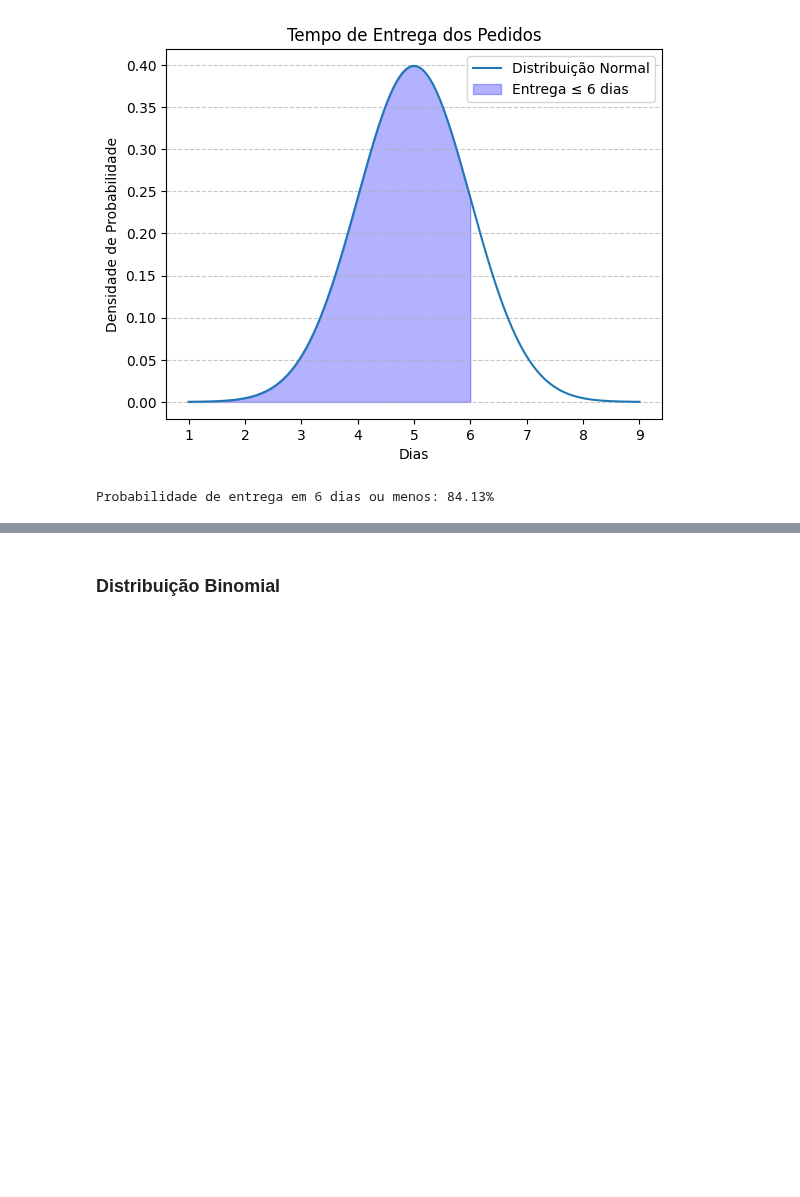
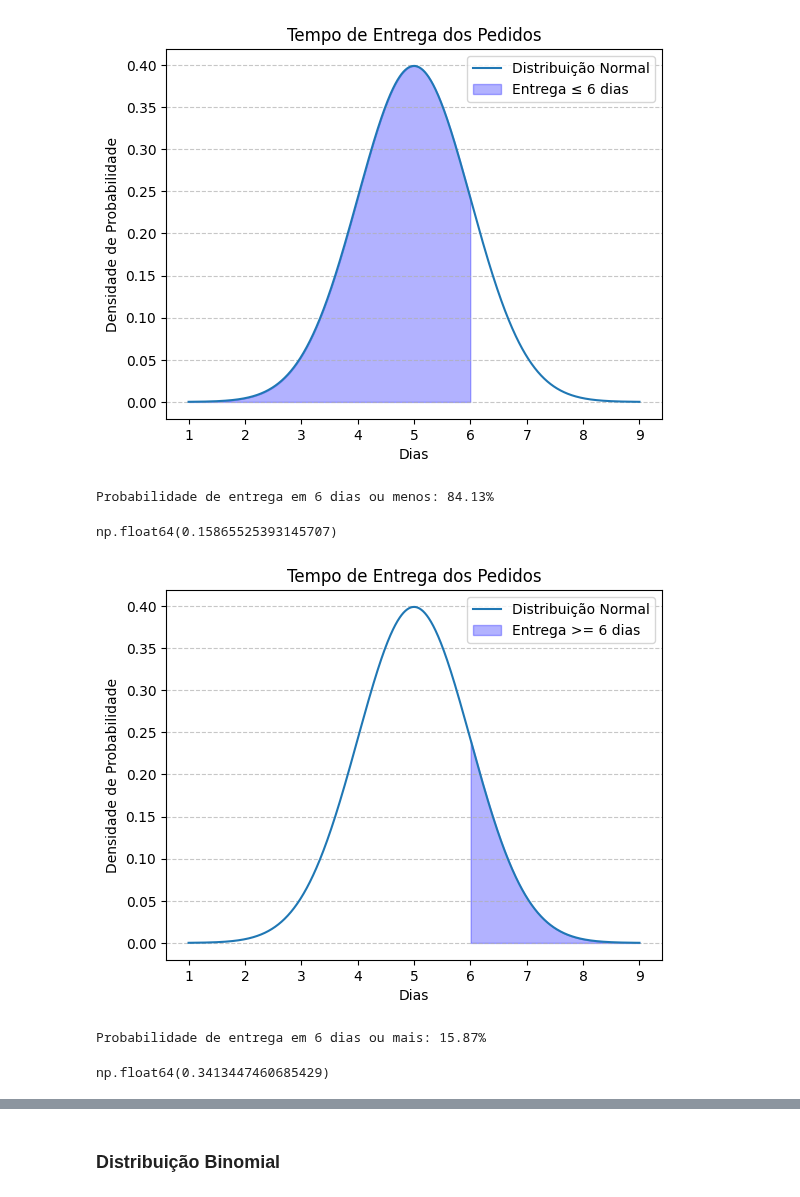
Before and after one commit to Laurentius96/DNC-DataScience, a Jupyter notebook: Materia_7-Estatistica/Aulas/DNC_DSM7_Material_Est_Inf_Distribuicao.ipynb, the cells around one changed output, grey strips where cells are left out. Cells and saved outputs as stored; diff of their text form; code cells hidden in the pictures; blank space fills up the shorter version.

```diff
--- a/Materia_7-Estatistica/Aulas/DNC_DSM7_Material_Est_Inf_Distribuicao.ipynb
+++ b/Materia_7-Estatistica/Aulas/DNC_DSM7_Material_Est_Inf_Distribuicao.ipynb
@@ -133,0 +176,21 @@ Probabilidade de entrega em 6 dias ou menos: 84.13%
+# %%
+prob_maior_que_6
+# %% [output]
+np.float64(0.15865525393145707)
+# %%
+x = np.linspace(mu - 4*sigma, mu + 4*sigma, 1000)
+y = norm.pdf(x, loc=mu, scale=sigma)
+# %%
+plt.plot(x, y, label="Distribuição Normal")
+plt.fill_between(x, 0, y, where=(x >= 6), color='blue', alpha=0.3, label="Entrega >= 6 dias")
+plt.title("Tempo de Entrega dos Pedidos")
+plt.xlabel("Dias")
+plt.ylabel("Densidade de Probabilidade")
+plt.legend()
+plt.grid(axis='y', linestyle='--', alpha=0.7)
+plt.show()
+
+print(f"Probabilidade de entrega em 6 dias ou mais: {prob_maior_que_6:.2%}")
+# %% [output]
+[figure, added]
+Probabilidade de entrega em 6 dias ou mais: 15.87%
@@ -133,0 +199,4 @@ Probabilidade de entrega em 6 dias ou menos: 84.13%
+# %%
+prob_entre_4_e_5
+# %% [output]
+np.float64(0.3413447460685429)
```
Also changed, not shown: parts of 8 cells of this notebook.
